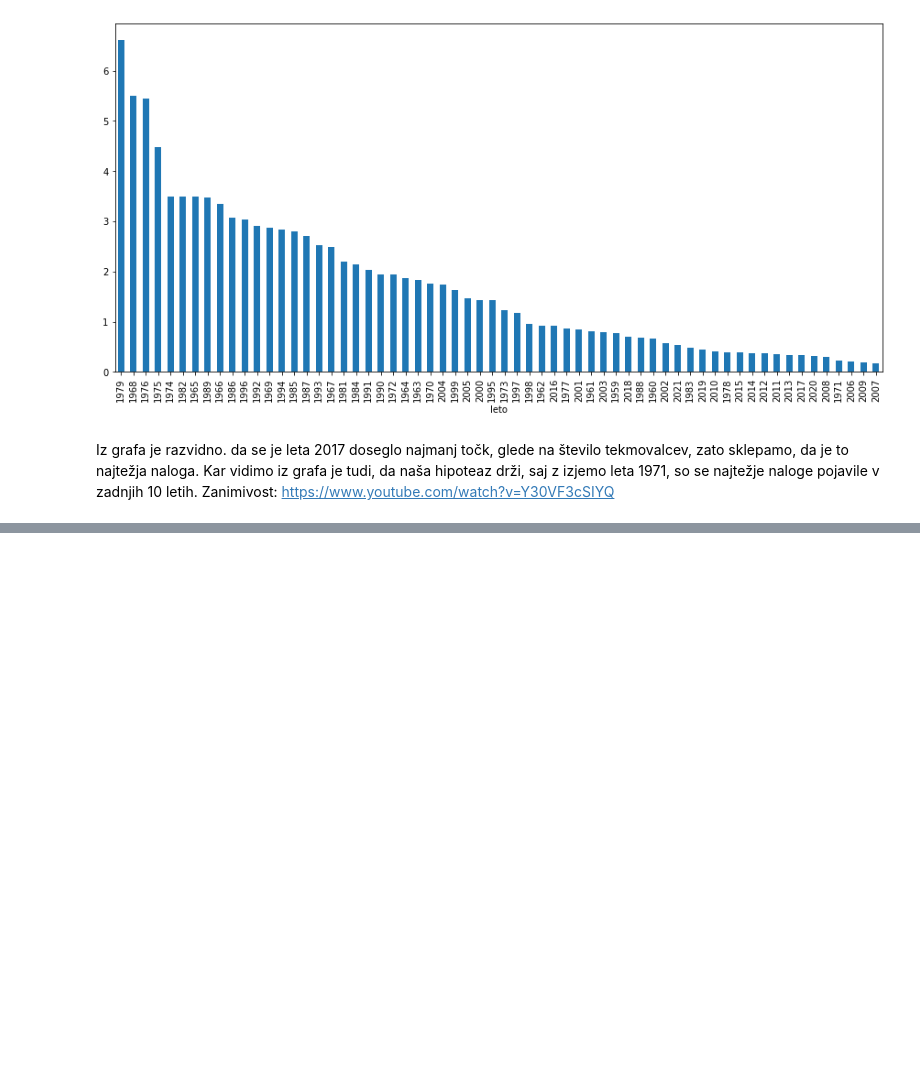
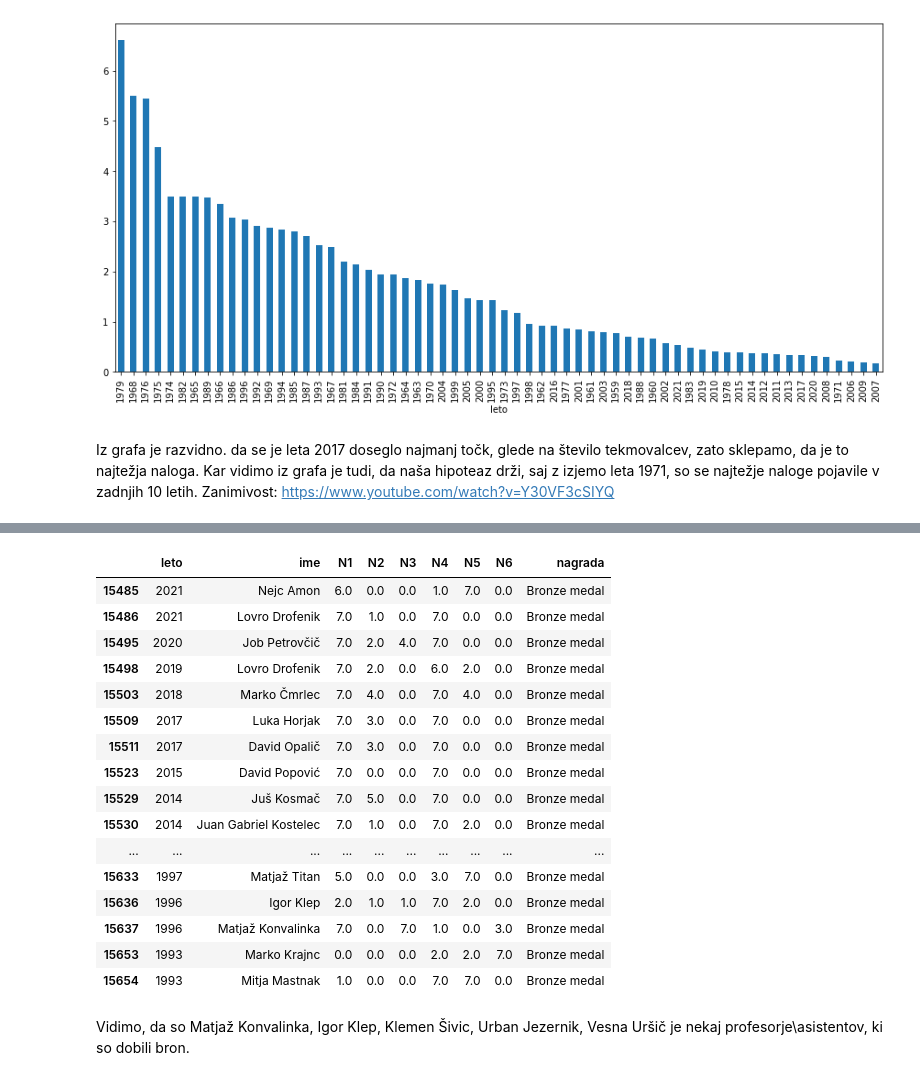
Before and after one commit to UrosKosmac123/Tekmovalci-matematicne-olimpijade, a Jupyter notebook: Analiza.ipynb, the cells around one changed output, grey strips where cells are left out. Saved outputs shown, nothing was run; the diff lists cells and outputs as text; code cells hidden in the pictures; blank space fills up the shorter version.

```diff
--- a/Analiza.ipynb
+++ b/Analiza.ipynb
@@ -382,0 +523,23 @@ Zanimivost: https://www.youtube.com/watch?v=Y30VF3cSIYQ
+# %%
+Bronaste = Samo_z_medaljami[Samo_z_medaljami.nagrada == "Bronze medal"]
+Bronaste
+# %% [output]
+|  | leto | ime | N1 | N2 | N3 | N4 | N5 | N6 | nagrada |
+| 15485 | 2021 | Nejc Amon | 6.0 | 0.0 | 0.0 | 1.0 | 7.0 | 0.0 | Bronze medal |
+| 15486 | 2021 | Lovro Drofenik | 7.0 | 1.0 | 0.0 | 7.0 | 0.0 | 0.0 | Bronze medal |
+| 15495 | 2020 | Job Petrovčič | 7.0 | 2.0 | 4.0 | 7.0 | 0.0 | 0.0 | Bronze medal |
+| 15498 | 2019 | Lovro Drofenik | 7.0 | 2.0 | 0.0 | 6.0 | 2.0 | 0.0 | Bronze medal |
+| 15503 | 2018 | Marko Čmrlec | 7.0 | 4.0 | 0.0 | 7.0 | 4.0 | 0.0 | Bronze medal |
+| 15509 | 2017 | Luka Horjak | 7.0 | 3.0 | 0.0 | 7.0 | 0.0 | 0.0 | Bronze medal |
+| 15511 | 2017 | David Opalič | 7.0 | 3.0 | 0.0 | 7.0 | 0.0 | 0.0 | Bronze medal |
+| 15523 | 2015 | David Popović | 7.0 | 0.0 | 0.0 | 7.0 | 0.0 | 0.0 | Bronze medal |
+| 15529 | 2014 | Juš Kosmač | 7.0 | 5.0 | 0.0 | 7.0 | 0.0 | 0.0 | Bronze medal |
+| 15530 | 2014 | Juan Gabriel Kostelec | 7.0 | 1.0 | 0.0 | 7.0 | 2.0 | 0.0 | Bronze medal |
+| ... | ... | ... | ... | ... | ... | ... | ... | ... | ... |
+| 15633 | 1997 | Matjaž Titan | 5.0 | 0.0 | 0.0 | 3.0 | 7.0 | 0.0 | Bronze medal |
+| 15636 | 1996 | Igor Klep | 2.0 | 1.0 | 1.0 | 7.0 | 2.0 | 0.0 | Bronze medal |
+| 15637 | 1996 | Matjaž Konvalinka | 7.0 | 0.0 | 7.0 | 1.0 | 0.0 | 3.0 | Bronze medal |
+| 15653 | 1993 | Marko Krajnc | 0.0 | 0.0 | 0.0 | 2.0 | 2.0 | 7.0 | Bronze medal |
+| 15654 | 1993 | Mitja Mastnak | 1.0 | 0.0 | 0.0 | 7.0 | 7.0 | 0.0 | Bronze medal |
+# %% [markdown]
+Vidimo, da so Matjaž Konvalinka, Igor Klep, Klemen Šivic, Urban Jezernik, Vesna Uršič je nekaj profesorje\asistentov, ki so dobili bron.
```
Also changed, not shown: parts of 22 cells of this notebook.
